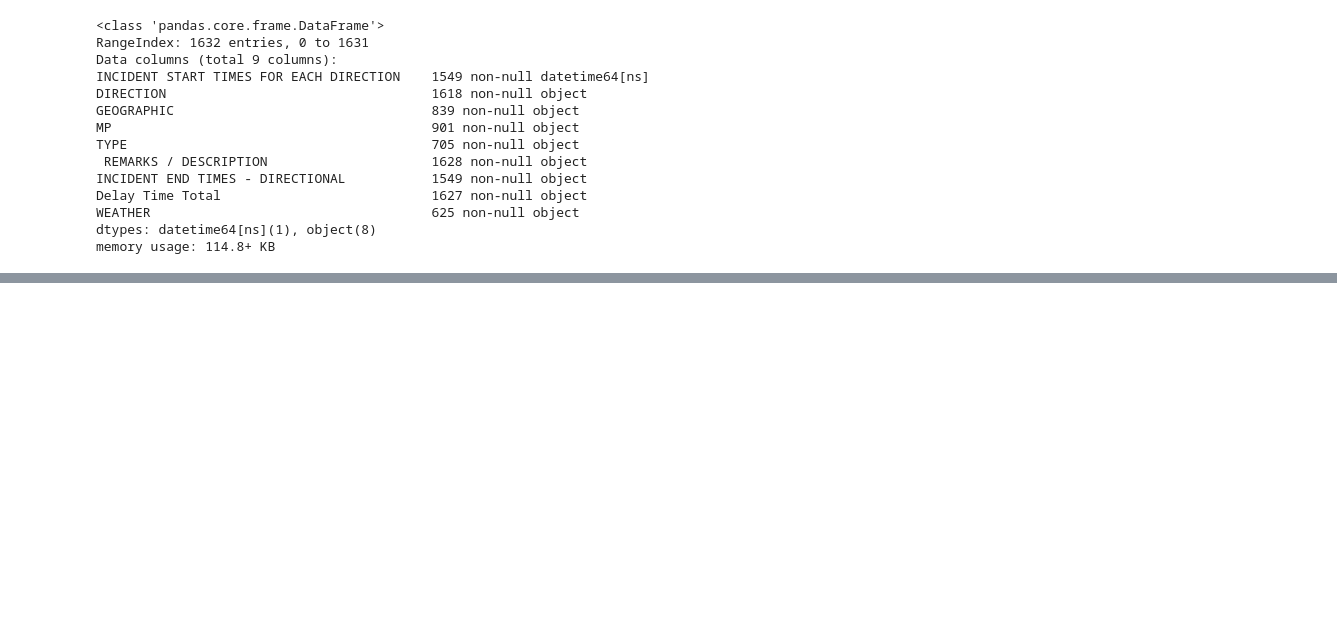
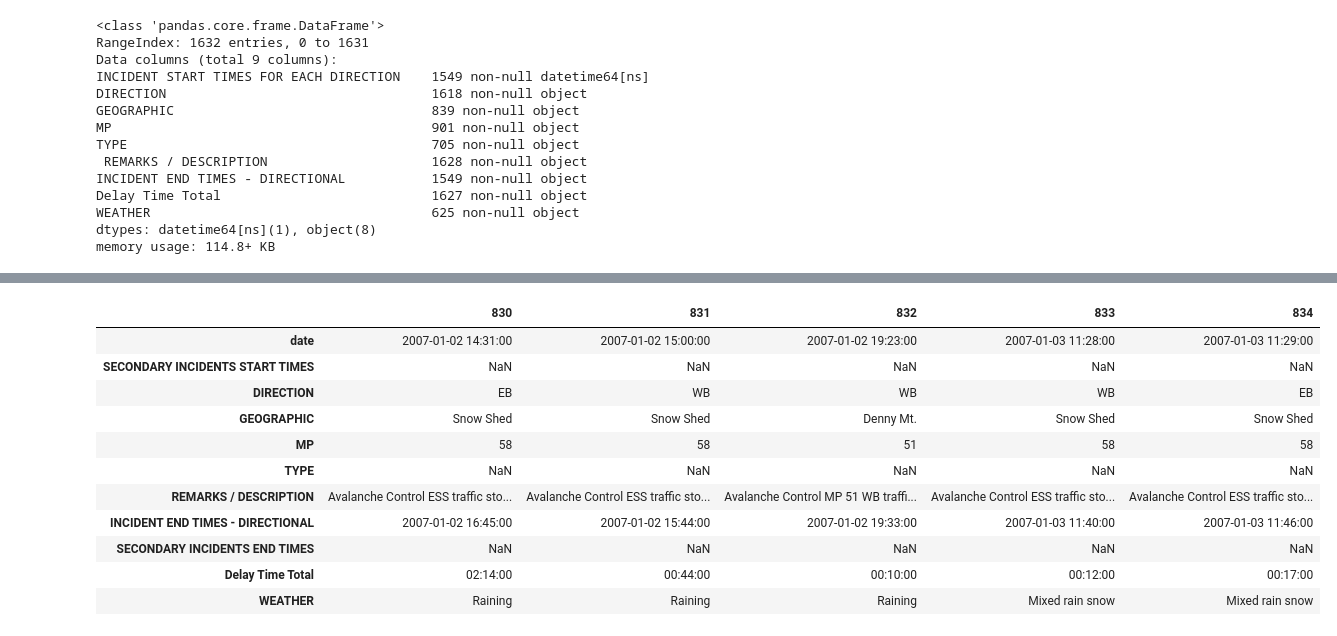
Before and after one commit to leannebaldwin/Pass_Closure, a Jupyter notebook: data_exploration/Snoqualmie_closure_data_exploration.ipynb, the cells around one changed output, grey strips where cells are left out. Cells and saved outputs as stored; diff of their text form; code cells hidden in the pictures; blank space fills up the shorter version.

```diff
--- a/data_exploration/Snoqualmie_closure_data_exploration.ipynb
+++ b/data_exploration/Snoqualmie_closure_data_exploration.ipynb
@@ -141,3 +142,5 @@ data.tail().T
 | INCIDENT END TIMES - DIRECTIONAL | 2018-03-05 00:00:00 | 2018-03-29 09:39:00 | 2018-03-29 09:42:00 | 2018-04-02 07:41:00 | 2018-04-02 07:58:00 |
 | Delay Time Total | 03:29:00 | 00:37:00 | 00:40:00 | 09:12:00 | 08:49:00 |
 | WEATHER | HEAVY SNOW | FOG | FOG | HEAVY SNOW | HEAVY SNOW |
+# %%
+data.rename(columns={'INCIDENT START TIMES FOR EACH DIRECTION':'date'}, inplace=True)
@@ -143,0 +162,17 @@ data.tail().T
+# %%
+df = data[(data['date'] > '2007-01-01')]
+# %%
+df.head().T
+# %% [output]
+|  | 830 | 831 | 832 | 833 | 834 |
+| date | 2007-01-02 14:31:00 | 2007-01-02 15:00:00 | 2007-01-02 19:23:00 | 2007-01-03 11:28:00 | 2007-01-03 11:29:00 |
+| SECONDARY INCIDENTS START TIMES | NaN | NaN | NaN | NaN | NaN |
+| DIRECTION | EB | WB | WB | WB | EB |
+| GEOGRAPHIC | Snow Shed | Snow Shed | Denny Mt. | Snow Shed | Snow Shed |
+| MP | 58 | 58 | 51 | 58 | 58 |
+| TYPE | NaN | NaN | NaN | NaN | NaN |
+| REMARKS / DESCRIPTION | Avalanche Control ESS traffic sto... | Avalanche Control ESS traffic sto... | Avalanche Control MP 51 WB traffi... | Avalanche Control ESS traffic sto... | Avalanche Control ESS traffic sto... |
+| INCIDENT END TIMES - DIRECTIONAL | 2007-01-02 16:45:00 | 2007-01-02 15:44:00 | 2007-01-02 19:33:00 | 2007-01-03 11:40:00 | 2007-01-03 11:46:00 |
+| SECONDARY INCIDENTS END TIMES | NaN | NaN | NaN | NaN | NaN |
+| Delay Time Total | 02:14:00 | 00:44:00 | 00:10:00 | 00:12:00 | 00:17:00 |
+| WEATHER | Raining | Raining | Raining | Mixed rain snow | Mixed rain snow |
```
Also changed, not shown: parts of 2 cells of this notebook.
